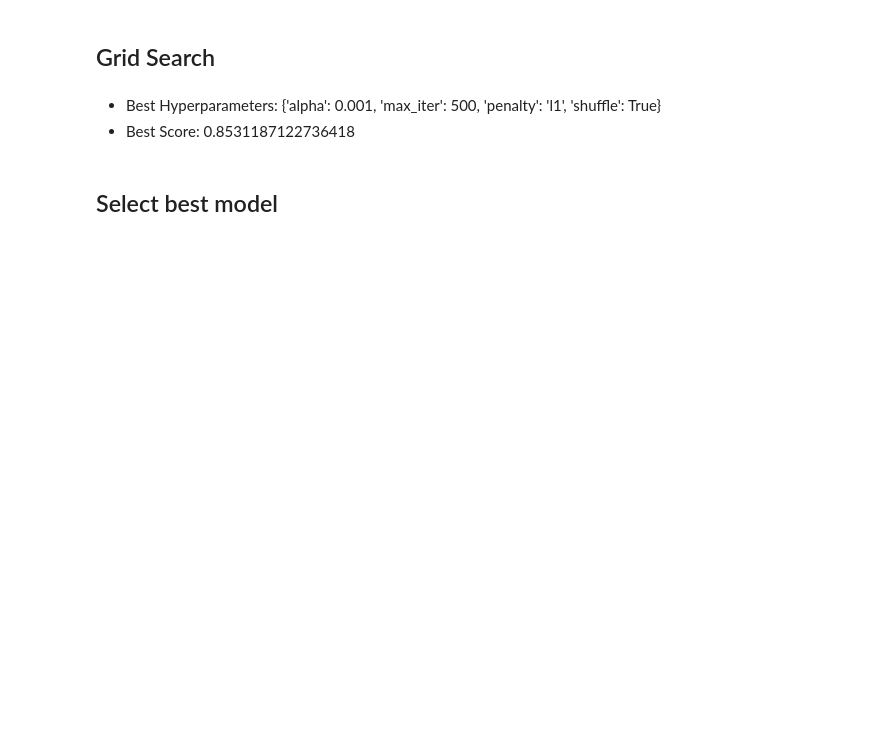
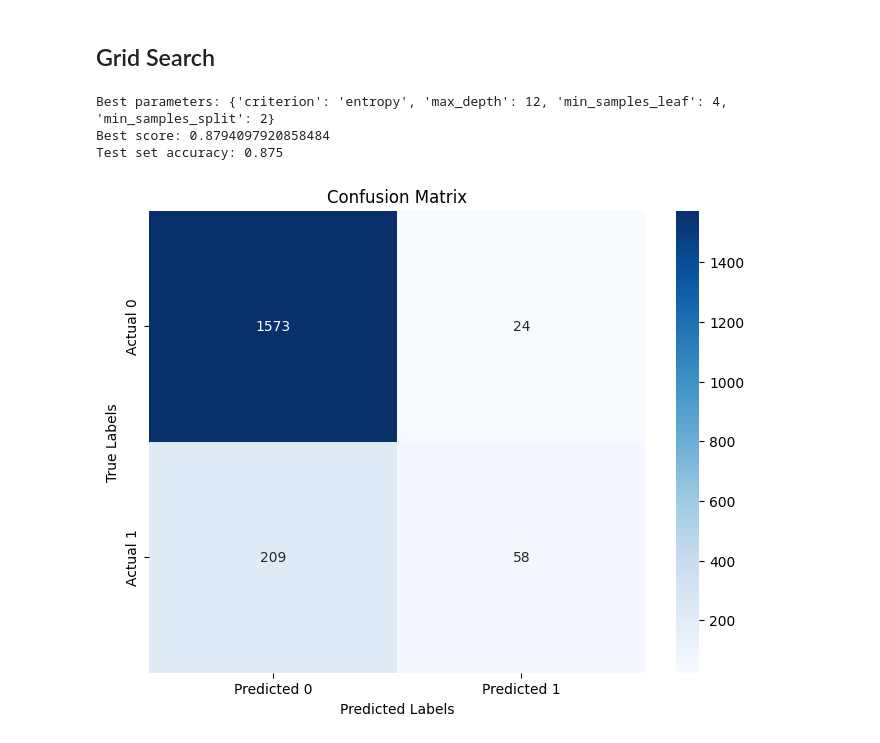
Before and after one commit to VictorRegueira/VARR_Bourbaki, a Jupyter notebook: WorkingAnalyst/Mod1/VARR_WorkingAnalyst_Mod1_Clasificacion.ipynb, the cells around one changed output. Drawn from its saved outputs; the diff is of its cells as text; code cells hidden in the pictures; blank space fills up the shorter version.

```diff
--- a/WorkingAnalyst/Mod1/VARR_WorkingAnalyst_Mod1_Clasificacion.ipynb
+++ b/WorkingAnalyst/Mod1/VARR_WorkingAnalyst_Mod1_Clasificacion.ipynb
@@ -356,32 +423,33 @@ plt.show()
 # %% [markdown]
 ## Grid Search
 # %%
-# from sklearn.model_selection import GridSearchCV
+from sklearn.model_selection import GridSearchCV
 
-# # Define the parameter grid
-# param_grid = {
-#     'penalty': ['l1', 'l2'],
-#     'alpha': [0.0001, 0.001],
-#     'max_iter': [500],
-#     'shuffle':[True]
-# }
+# Define the parameter grid
+param_grid = {
+    'max_depth': [12],
+    'min_samples_split': [2, 5],
+    'min_samples_leaf': [1, 4],
+    'criterion': ['entropy', 'gini']
+}
 
-# # Create the GridSearchCV object
-# grid_search = GridSearchCV(estimator=Perceptron(random_state=15, verbose=False),
-#                            param_grid=param_grid,
-#                            cv=5,  # Number of cross-validation folds
-#                            scoring='accuracy', #'roc_auc' # Evaluation metric
-#                            n_jobs=-1)  # Use all available CPU cores
+# Create a GridSearchCV object
+grid_search = GridSearchCV(DecisionTreeClassifier(random_state=42), param_grid, cv=5, scoring='accuracy')
 
-# # Fit the grid search to the training data
-# grid_search.fit(X_train, y_train)
+# Fit the grid search to the data
+grid_search.fit(X_train, y_train)
 
+# Print the best parameters and score
+print("Best parameters:", grid_search.best_params_)
+print("Best score:", grid_search.best_score_)
 
-# # Print the best hyperparameters and the best score
-# print("Best Hyperparameters:", grid_search.best_params_)
-# print("Best Score:", grid_search.best_score_)
+# Evaluate the best model on the test set
+best_model = grid_search.best_estimator_
+print("Test set accuracy:", best_model.score(X_test, y_test))
+
+plot_confusion_matrix(y_test, best_model.predict(X_test))
+# %% [output]
+Best parameters: {'criterion': 'entropy', 'max_depth': 12, 'min_samples_leaf': 4, 'min_samples_split': 2}
+Best score: 0.8794097920858484
+Test set accuracy: 0.875
+[figure, added]
-# %% [markdown]
-- Best Hyperparameters: {'alpha': 0.001, 'max_iter': 500, 'penalty': 'l1', 'shuffle': True}
-- Best Score: 0.8531187122736418
-# %% [markdown]
-## Select best model
```
Also changed, not shown: parts of 40 cells of this notebook.
